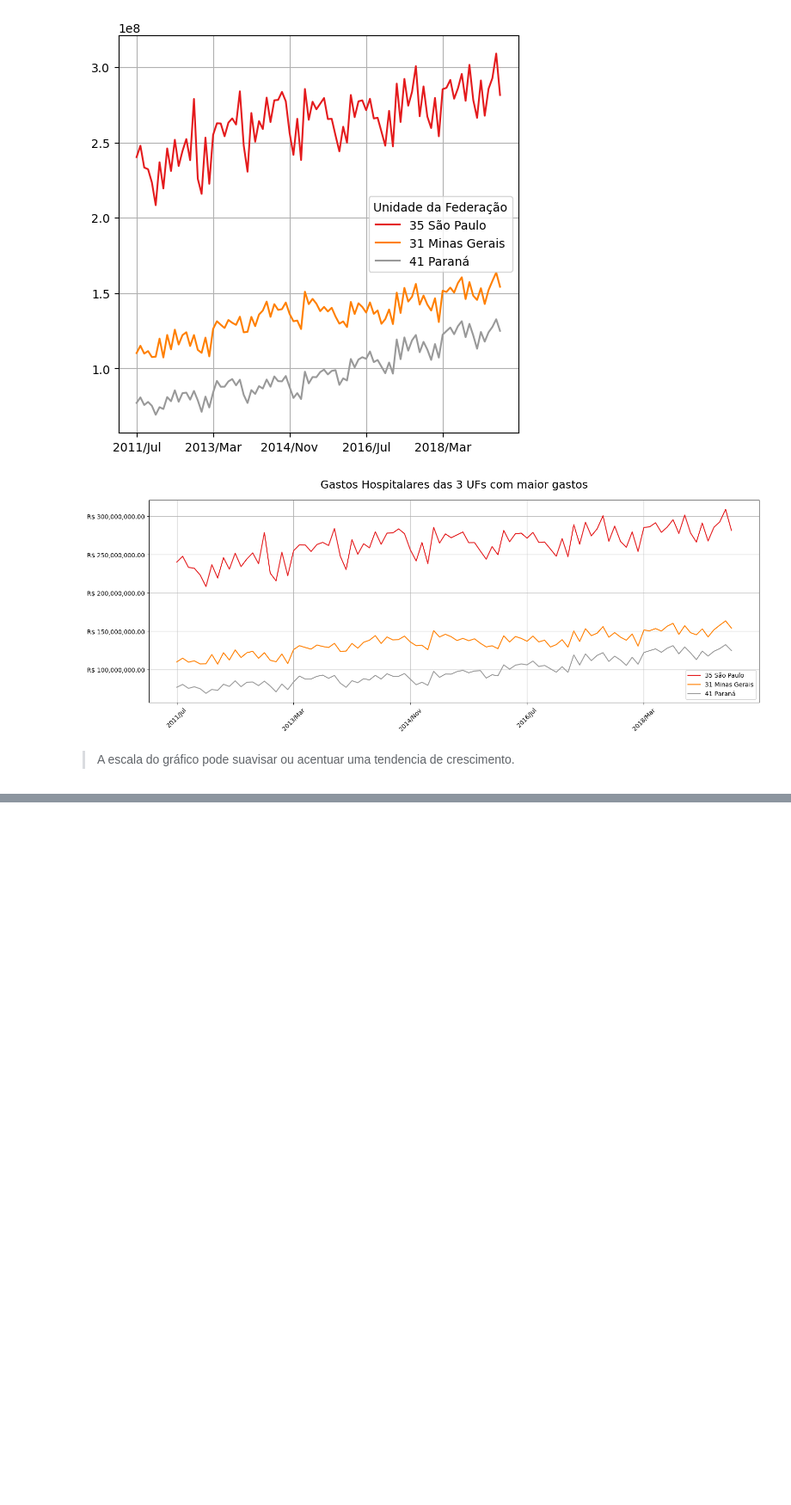
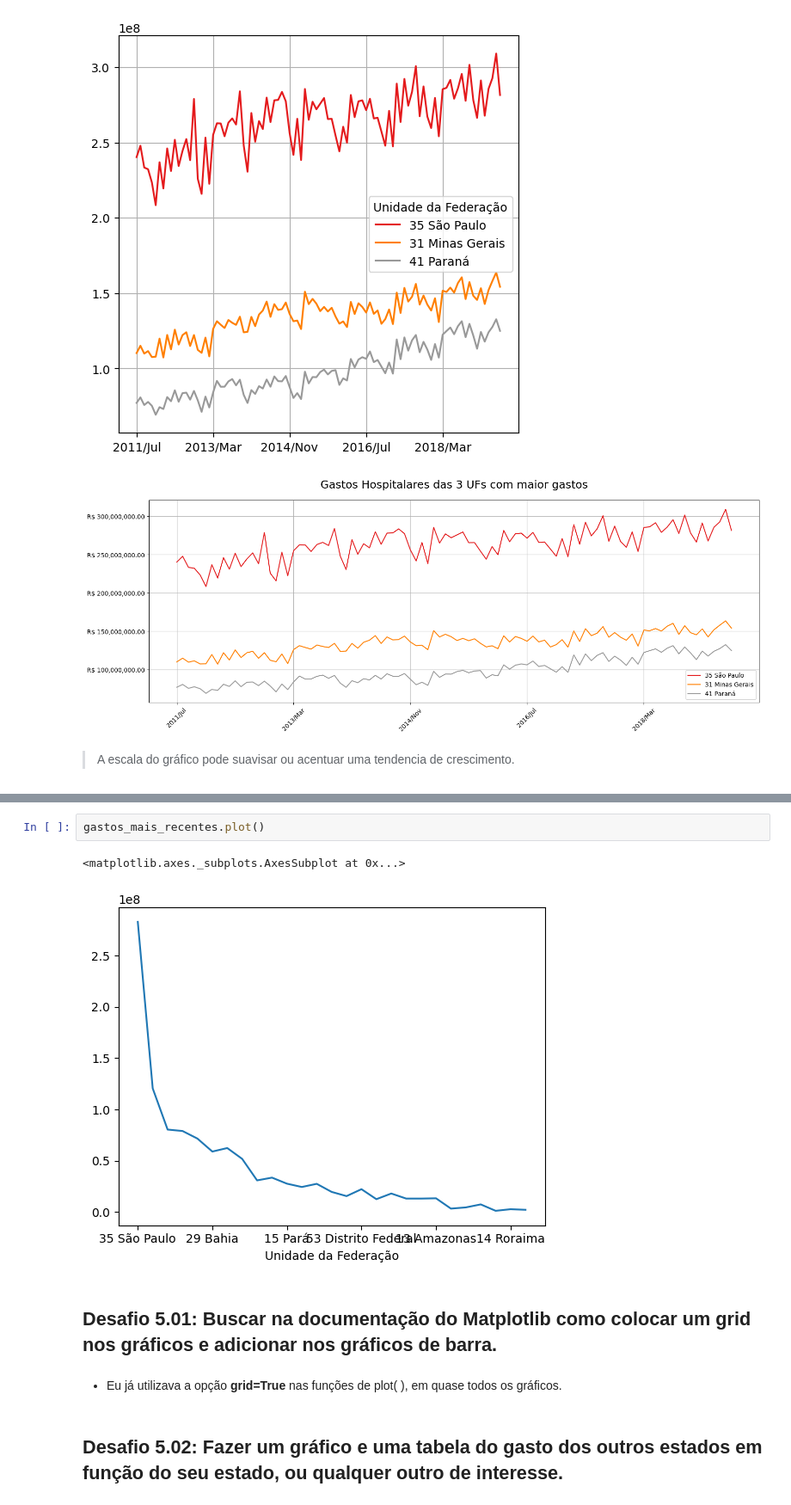
Before and after one commit to avellar1975/DataScience, a Jupyter notebook: jupyter_notebooks/bootcamp_01_aula_01_a_05.ipynb, the cells around one changed output, grey strips where cells are left out. Shown at 86% size. Cells and saved outputs as stored; diff of their text form; blank space fills up the shorter version.

```diff
--- a/jupyter_notebooks/bootcamp_01_aula_01_a_05.ipynb
+++ b/jupyter_notebooks/bootcamp_01_aula_01_a_05.ipynb
@@ -782,0 +806,11 @@ plt.show()
+# %%
+gastos_mais_recentes.plot()
+# %% [output]
+<matplotlib.axes._subplots.AxesSubplot at 0x...>
+[figure, added]
+# %% [markdown]
+## Desafio 5.01: Buscar na documentação do Matplotlib como colocar um grid nos gráficos e adicionar nos gráficos de barra.
+# %% [markdown]
+* Eu já utilizava a opção **grid=True** nas funções de plot( ), em quase todos os gráficos.
+# %% [markdown]
+## Desafio 5.02: Fazer um gráfico e uma tabela do gasto dos outros estados em função do seu estado, ou qualquer outro de interesse.
```
Also changed, not shown: parts of 14 cells of this notebook.
